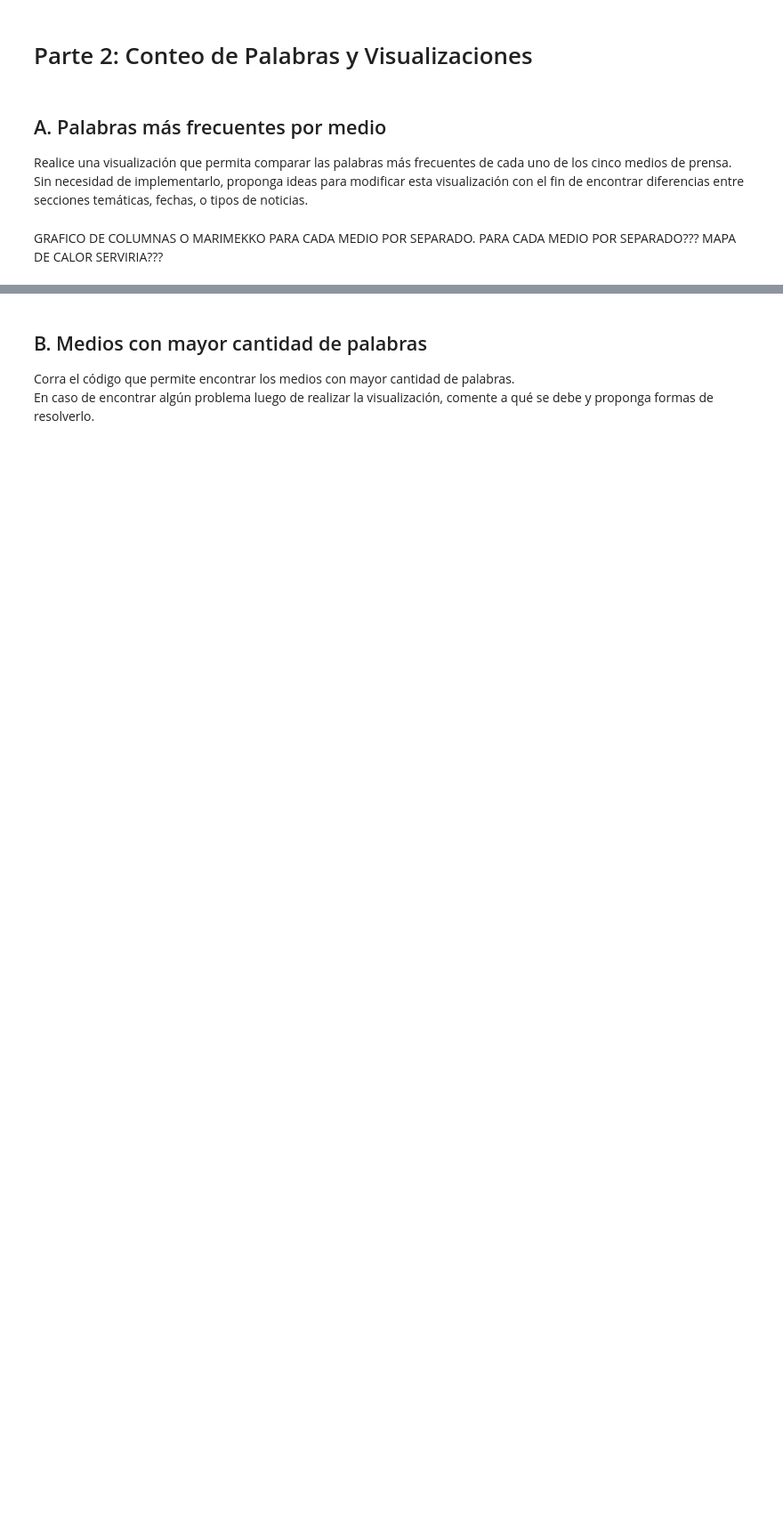
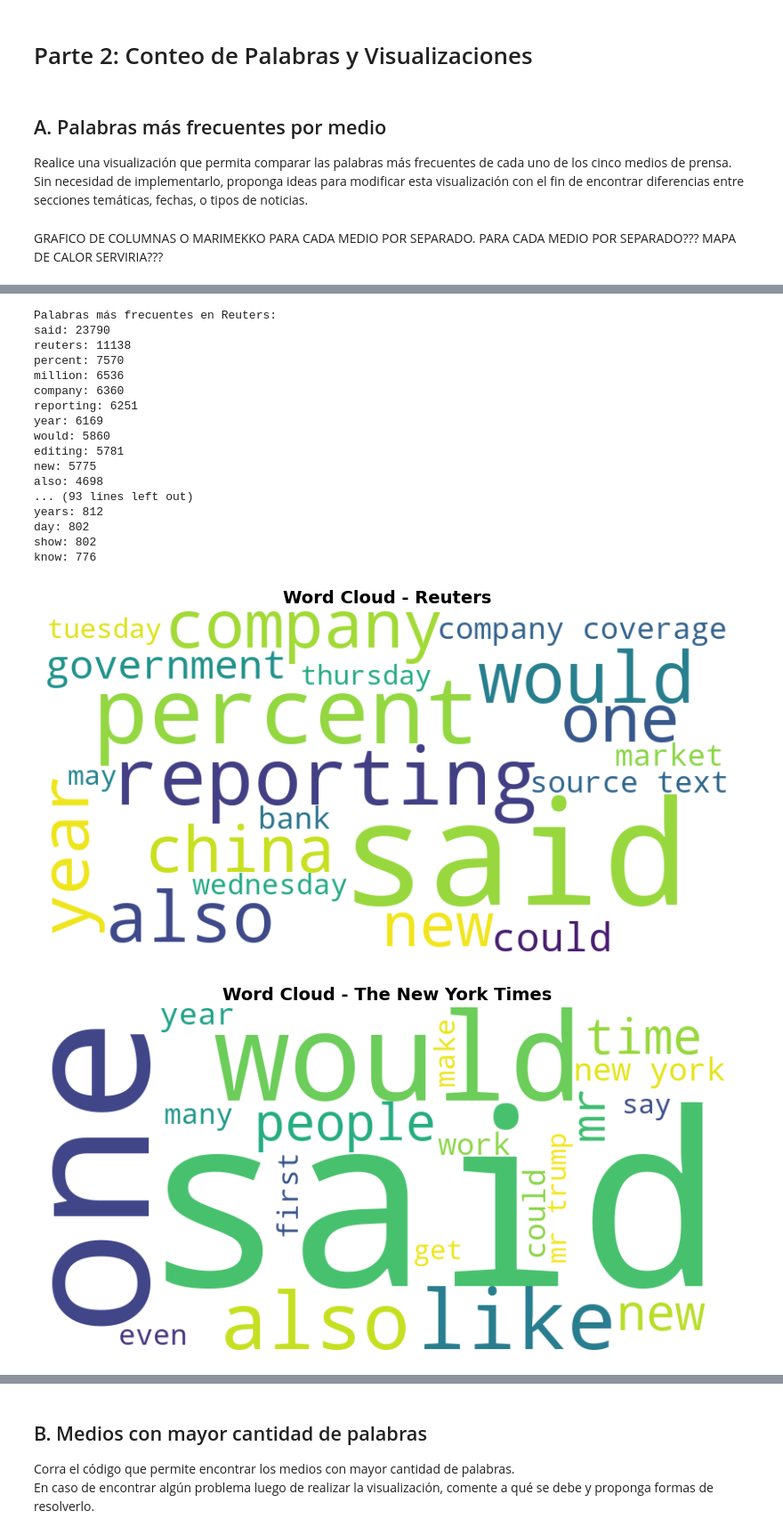
Before and after one commit to trujimat/Tarea-1-Introduccion-Ciencia-de-datos, a Jupyter notebook: Tarea1.ipynb, the cells around one changed output, grey strips where cells are left out. Shown at 89% size. Drawn from its saved outputs; the diff is of its cells as text; code cells hidden in the pictures; blank space fills up the shorter version.

Commit message:
Tidy up the code and add wordcloud to the requirements

```diff
--- a/Tarea1.ipynb
+++ b/Tarea1.ipynb
@@ -123,4 +191,8 @@ def clean_text(df, column_name):
 # TODO: Aplique clean_text sobre la columna de texto elegida y cree una nueva columna "CleanText"
 
 CleanText = clean_text(df_top_5, "article")
-print(CleanText.head(n=25))
+
+# Add CleanText as a new column to df_top_5
+df_top_5['CleanText'] = CleanText
+# print(df_top_5['CleanText'].head(n=5))
+print(df_top_5.head(n=5))
@@ -220,7 +384,6 @@ import nltk
 from nltk.corpus import stopwords
 from nltk.tokenize import word_tokenize
 from collections import Counter
-import matplotlib.pyplot as plt
 
 # Descargar recursos necesarios de nltk (solo la primera vez)
 nltk.download('punkt')
@@ -235,7 +398,7 @@ def get_most_frequent_words(text_series, n=20):
     tokens = word_tokenize(all_text.lower())
 
     # Eliminar stopwords
-    stop_words = set(stopwords.words('english'))  # o 'spanish' si es español
+    stop_words = set(stopwords.words('english'))
     filtered_tokens = [word for word in tokens if word.isalnum() and word not in stop_words]
 
     # Contar frecuencias
@@ -246,8 +409,40 @@ def get_most_frequent_words(text_series, n=20):
 # Aplicar a cada medio
 for publication in top5:
     df_pub = df_top_5[df_top_5['publication'] == publication]
-    frequent_words = get_most_frequent_words(df_pub['article'])
+    frequent_words = get_most_frequent_words(df_pub['CleanText'])
 
     print(f"\nPalabras más frecuentes en {publication}:")
     for word, freq in frequent_words:
         print(f"{word}: {freq}")
+
+# Visualizacion de las 20 palabras mas frecuentes usando wordcloud, quitando las stopwords y signos de puntuacion
+import matplotlib.pyplot as plt
+
+# Create custom stopwords that includes short words from contractions
+custom_stopwords = set(stopwords.words('english'))
+custom_stopwords.update(['m', 's', 're', 've', 'd', 'll', 't'])  # Short words from contractions
+
+# Crear wordclouds separados para cada medio
+for publication in top5:
+    df_pub = df_top_5[df_top_5['publication'] == publication]
+    all_text = ' '.join(df_pub['CleanText'].dropna())
+
+    # Crear wordcloud con mejores parámetros
+    wordcloud = WordCloud(
+        width=800,
+        height=400,
+        background_color='white',
+        max_words=20,  # Limitar a las 20 palabras más frecuentes
+        colormap='viridis',
+        prefer_horizontal=0.8,
+        stopwords=custom_stopwords,  # Use custom stopwords with short words filtered
+        min_word_length=2  # Exclude single letters like "u", "k", etc.
+    ).generate(all_text)
+
+    # Mostrar en figura separada
+    plt.figure(figsize=(10, 6))
+    plt.imshow(wordcloud, interpolation='bilinear')
+    plt.title(f'Word Cloud - {publication}', fontsize=14, fontweight='bold')
+    plt.axis('off')
+    plt.show()
+# %% [output]
@@ -253,0 +455,19 @@ for publication in top5:
+Palabras más frecuentes en Reuters:
+said: 23790
+reuters: 11138
+percent: 7570
+million: 6536
+company: 6360
+reporting: 6251
+year: 6169
+would: 5860
+editing: 5781
+new: 5775
+also: 4698
+... (93 lines left out)
+years: 812
+day: 802
+show: 802
+know: 776
+[figure, added]
+[figure, added]
```
Also changed, not shown: parts of 21 cells of this notebook, 1 other file.
